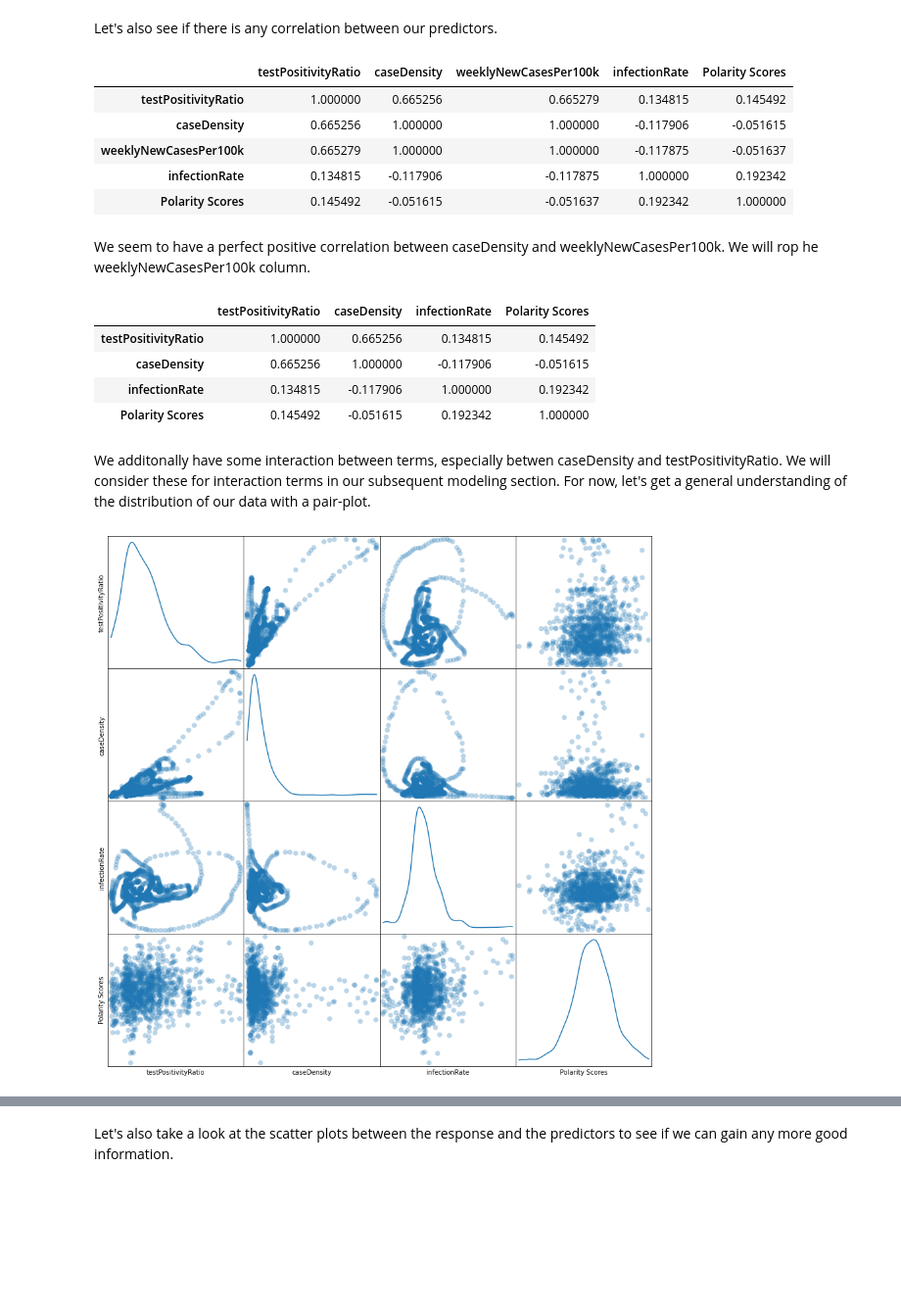
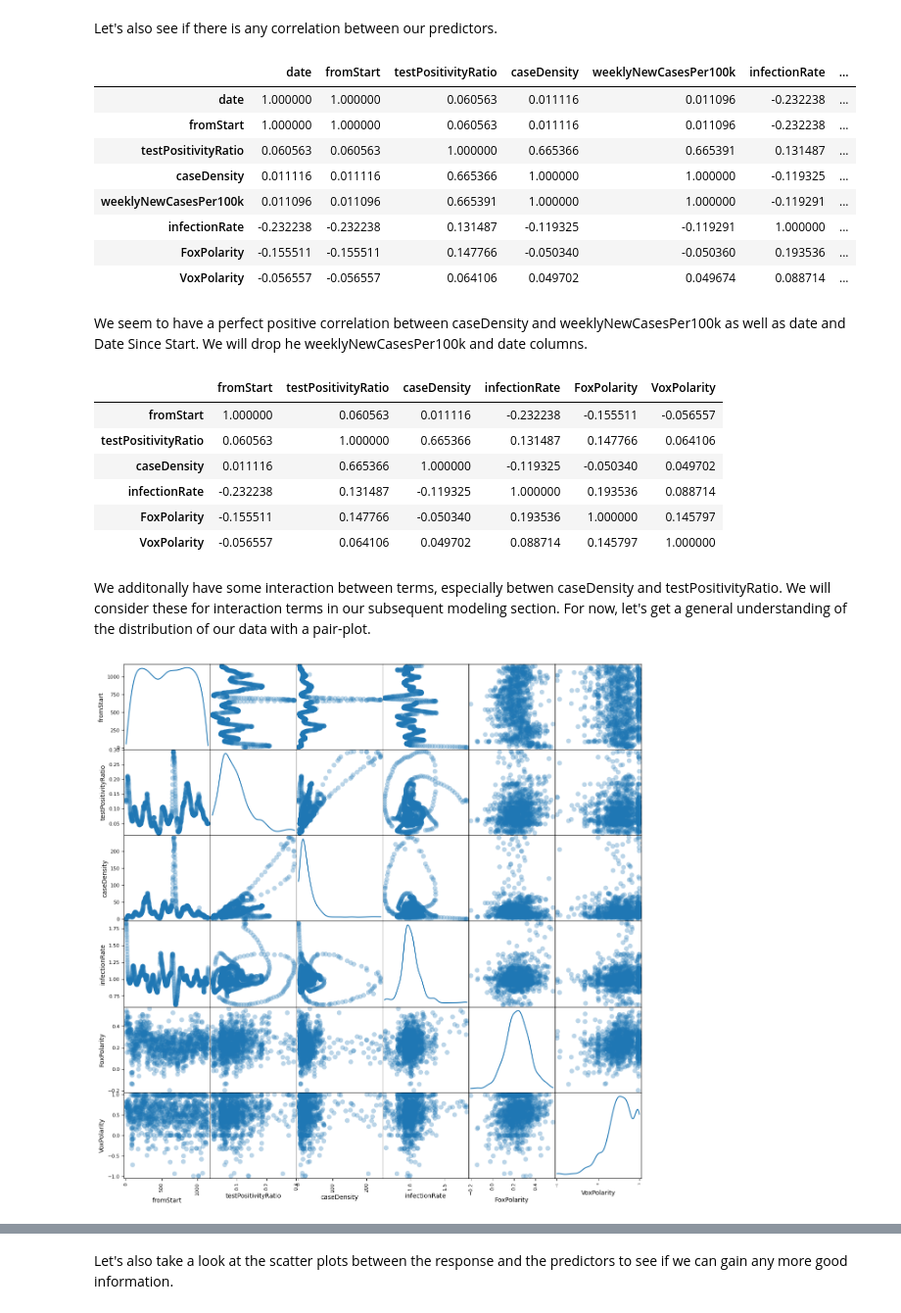
Before and after one commit to TekinGunasar/naan, a Jupyter notebook: johns section with regression.ipynb, the cells around one changed output, grey strips where cells are left out. Shown at 98% size. Drawn from its saved outputs; the diff is of its cells as text; code cells hidden in the pictures; blank space fills up the shorter version.

```diff
--- a/johns section with regression.ipynb
+++ b/johns section with regression.ipynb
@@ -751,0 +775,6 @@ plt.show()
+# %%
+# Read in the complete dataframe
+complete_df = pd.read_csv('complete_df.csv', index_col=0)
+
+# Convert the date column to a datetime object
+complete_df['date'] = pd.to_datetime(complete_df['date'])
@@ -752,43 +796,49 @@ plt.show()
 # %% [markdown]
 Immediately, it seems that one of our predictors, infectionRateCI90, although has no missing values, it is not a very informative feature and may not have been properly recorded. We will drop this column.
 # %%
-covid_data_table = covid_data_table.drop(columns=['infectionRateCI90'])
+complete_df = complete_df.drop(columns=['infectionRateCI90'])
 # %% [markdown]
 Let's also see if there is any correlation between our predictors.
 # %%
-covid_data_table.corr()
+complete_df.corr()
 # %% [output]
-|  | testPositivityRatio | caseDensity | weeklyNewCasesPer100k | infectionRate | Polarity Scores |
-| testPositivityRatio | 1.000000 | 0.665256 | 0.665279 | 0.134815 | 0.145492 |
-| caseDensity | 0.665256 | 1.000000 | 1.000000 | -0.117906 | -0.051615 |
-| weeklyNewCasesPer100k | 0.665279 | 1.000000 | 1.000000 | -0.117875 | -0.051637 |
-| infectionRate | 0.134815 | -0.117906 | -0.117875 | 1.000000 | 0.192342 |
-| Polarity Scores | 0.145492 | -0.051615 | -0.051637 | 0.192342 | 1.000000 |
+|  | date | fromStart | testPositivityRatio | caseDensity | weeklyNewCasesPer100k | infectionRate | ... |
+| date | 1.000000 | 1.000000 | 0.060563 | 0.011116 | 0.011096 | -0.232238 | ... |
+| fromStart | 1.000000 | 1.000000 | 0.060563 | 0.011116 | 0.011096 | -0.232238 | ... |
+| testPositivityRatio | 0.060563 | 0.060563 | 1.000000 | 0.665366 | 0.665391 | 0.131487 | ... |
+| caseDensity | 0.011116 | 0.011116 | 0.665366 | 1.000000 | 1.000000 | -0.119325 | ... |
+| weeklyNewCasesPer100k | 0.011096 | 0.011096 | 0.665391 | 1.000000 | 1.000000 | -0.119291 | ... |
+| infectionRate | -0.232238 | -0.232238 | 0.131487 | -0.119325 | -0.119291 | 1.000000 | ... |
+| FoxPolarity | -0.155511 | -0.155511 | 0.147766 | -0.050340 | -0.050360 | 0.193536 | ... |
+| VoxPolarity | -0.056557 | -0.056557 | 0.064106 | 0.049702 | 0.049674 | 0.088714 | ... |
 # %% [markdown]
-We seem to have a perfect positive correlation between caseDensity and weeklyNewCasesPer100k. We will rop he weeklyNewCasesPer100k column.
+We seem to have a perfect positive correlation between caseDensity and weeklyNewCasesPer100k as well as date and Date Since Start. We will drop he weeklyNewCasesPer100k and date columns.
 # %%
-covid_data_table = covid_data_table.drop(columns=['weeklyNewCasesPer100k'])
+complete_df = complete_df.drop(columns=['weeklyNewCasesPer100k', 'date'])
 # %%
-covid_data_table.corr()
+complete_df.corr()
 # %% [output]
-|  | testPositivityRatio | caseDensity | infectionRate | Polarity Scores |
-| testPositivityRatio | 1.000000 | 0.665256 | 0.134815 | 0.145492 |
-| caseDensity | 0.665256 | 1.000000 | -0.117906 | -0.051615 |
-| infectionRate | 0.134815 | -0.117906 | 1.000000 | 0.192342 |
-| Polarity Scores | 0.145492 | -0.051615 | 0.192342 | 1.000000 |
+|  | fromStart | testPositivityRatio | caseDensity | infectionRate | FoxPolarity | VoxPolarity |
+| fromStart | 1.000000 | 0.060563 | 0.011116 | -0.232238 | -0.155511 | -0.056557 |
+| testPositivityRatio | 0.060563 | 1.000000 | 0.665366 | 0.131487 | 0.147766 | 0.064106 |
+| caseDensity | 0.011116 | 0.665366 | 1.000000 | -0.119325 | -0.050340 | 0.049702 |
+| infectionRate | -0.232238 | 0.131487 | -0.119325 | 1.000000 | 0.193536 | 0.088714 |
+| FoxPolarity | -0.155511 | 0.147766 | -0.050340 | 0.193536 | 1.000000 | 0.145797 |
+| VoxPolarity | -0.056557 | 0.064106 | 0.049702 | 0.088714 | 0.145797 | 1.000000 |
 # %% [markdown]
 We additonally have some interaction between terms, especially betwen caseDensity and testPositivityRatio. We will consider these for interaction terms in our subsequent modeling section. For now, let's get a general understanding of the distribution of our data with a pair-plot.
 # %%
-pair_plots = pd.plotting.scatter_matrix(covid_data_table,figsize=(15,15),marker='o',
+pair_plots = pd.plotting.scatter_matrix(complete_df, figsize=(15,15),marker='o',
                                         hist_kwds={'bins': 20}, s=60, alpha=.3,diagonal='kde')
 
-for subaxis in pair_plots:
-    for ax in subaxis:
-        ax.xaxis.set_ticks([]);
-        ax.yaxis.set_ticks([]);
+#for subaxis in pair_plots:
+#    for ax in subaxis:
+#        ax.xaxis.set_ticks([])
+#        ax.yaxis.set_ticks([])
 
-plt.xticks(fontsize=5);
-plt.yticks(fontsize=5);
+plt.xticks(fontsize=5)
+plt.yticks(fontsize=5)
+plt.show()
 # %% [output]
-[figure, old version]
+[figure, new version]
 # %% [markdown]
```
Also changed, not shown: parts of 140 cells of this notebook, 5 other files.
